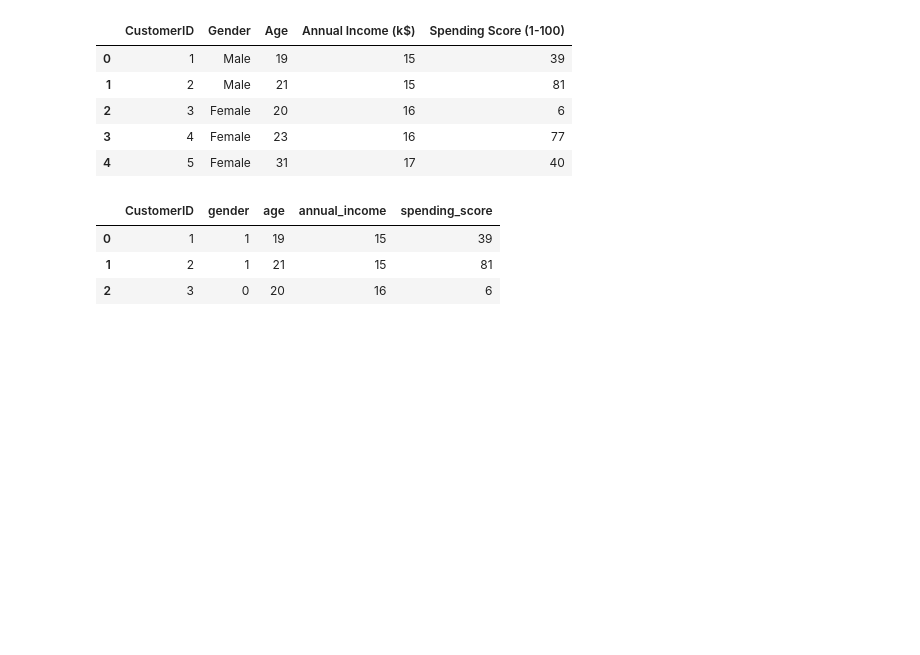
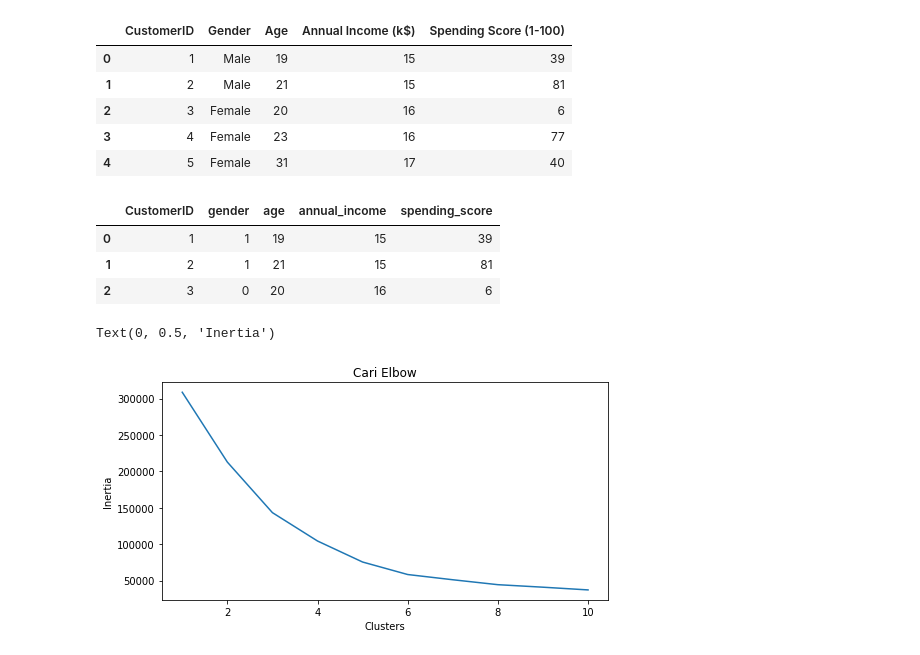
Before and after one commit to XieSandi/DicodingMLCourse-Exercise, a Jupyter notebook: Latihan_SKLearn_K_means.ipynb, the cells around one changed output. Cells and saved outputs as stored; diff of their text form; code cells hidden in the pictures; blank space fills up the shorter version.

Commit message:
Created KMeans Visualization

```diff
--- a/Latihan_SKLearn_K_means.ipynb
+++ b/Latihan_SKLearn_K_means.ipynb
@@ -26,3 +26,25 @@ df.head(3)
 | 0 | 1 | 1 | 19 | 15 | 39 |
 | 1 | 2 | 1 | 21 | 15 | 81 |
 | 2 | 3 | 0 | 20 | 16 | 6 |
+# %%
+from sklearn.cluster import KMeans
+
+X = df.drop(['CustomerID', 'gender'], axis=1)
+
+clusters = []
+for i in range(1,11):
+  km = KMeans(n_clusters=i).fit(X)
+  clusters.append(km.inertia_)
+# %%
+import matplotlib.pyplot as plt
+%matplotlib inline
+import seaborn as sns
+
+fig, ax = plt.subplots(figsize=(8, 4))
+sns.lineplot(x=list(range(1, 11)), y=clusters, ax=ax)
+ax.set_title('Cari Elbow')
+ax.set_xlabel('Clusters')
+ax.set_ylabel('Inertia')
+# %% [output]
+Text(0, 0.5, 'Inertia')
+[figure, added]
```
Also changed, not shown: parts of 1 cell of this notebook.
